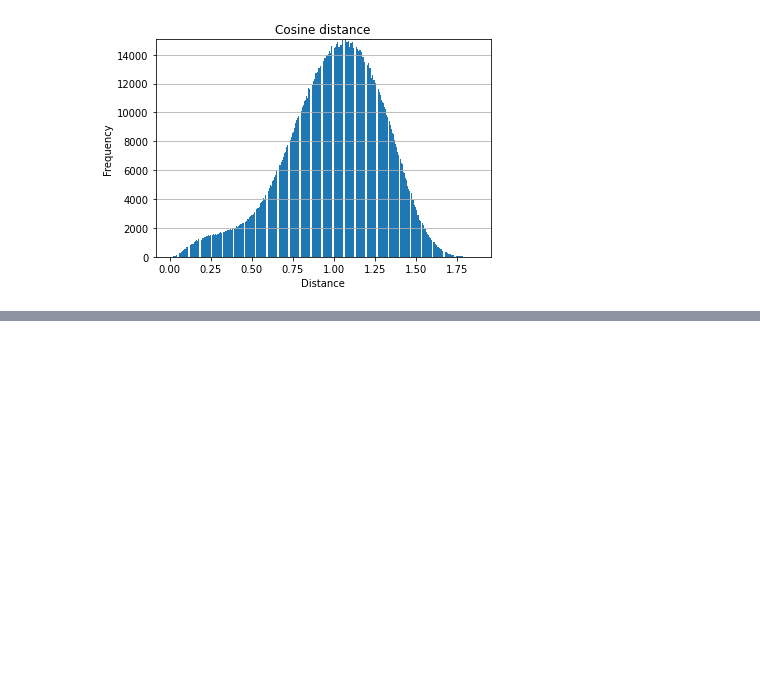
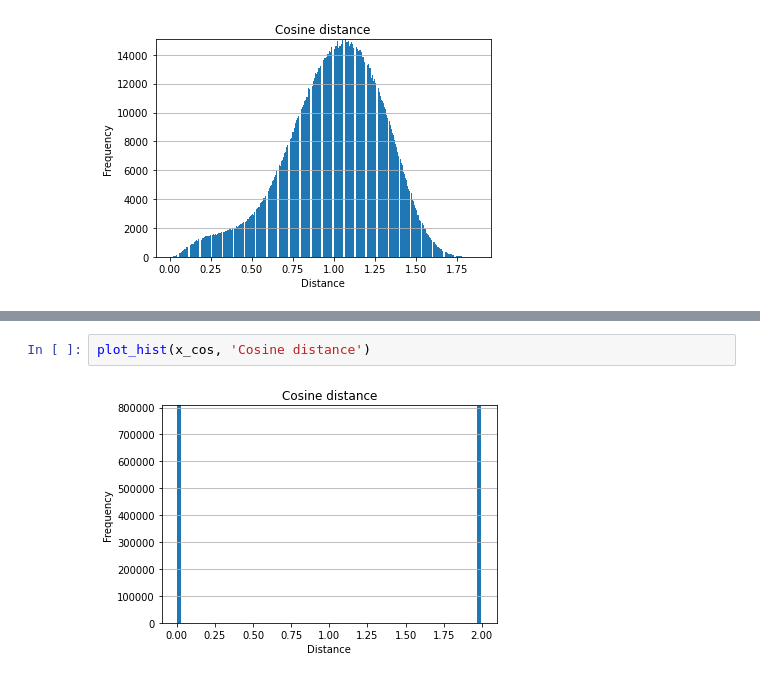
Before and after one commit to marcelomendoza/IIC2433, a Jupyter notebook: codes/2 - DISTANCIAS, PROXIMIDADES Y PCA.ipynb, the cells around one changed output, grey strips where cells are left out. Cells and saved outputs as stored; diff of their text form; blank space fills up the shorter version.

```diff
--- a/codes/2 - DISTANCIAS, PROXIMIDADES Y PCA.ipynb
+++ b/codes/2 - DISTANCIAS, PROXIMIDADES Y PCA.ipynb
@@ -127,0 +145,4 @@ plot_hist(x_cos, 'Cosine distance')
+# %%
+plot_hist(x_cos, 'Cosine distance')
+# %% [output]
+[figure, added]
```
Also changed, not shown: parts of 5 cells of this notebook, 1 other file.
